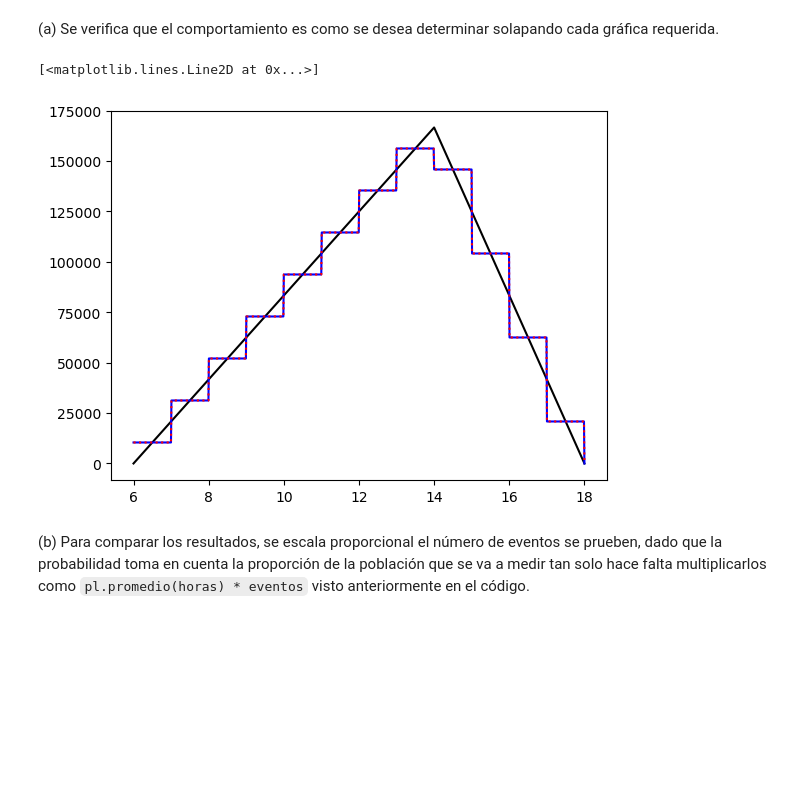
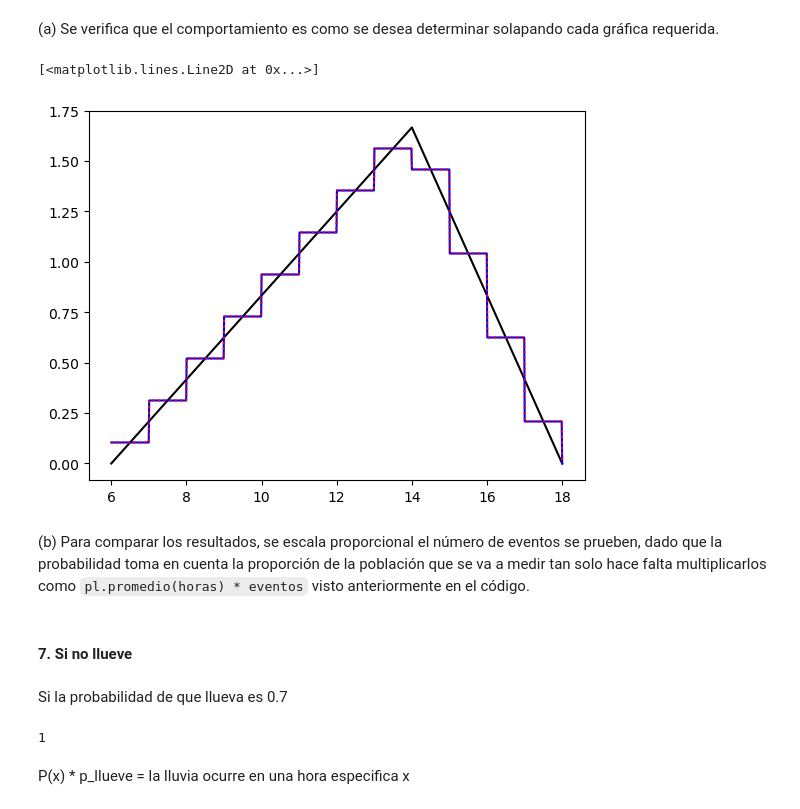
Before and after one commit to PinzonHarker/2024-II_InstrumentacionNuclear, a Jupyter notebook: 1-1_Taller_Simulacion.ipynb, the cells around one changed output. Drawn from its saved outputs; the diff is of its cells as text; code cells hidden in the pictures; blank space fills up the shorter version.

```diff
--- a/1-1_Taller_Simulacion.ipynb
+++ b/1-1_Taller_Simulacion.ipynb
@@ -185,21 +201,34 @@ plt.plot(pl.horas, experimento(pl, eventos), ds="steps")
 # %% [markdown]
 (a) Se verifica que el comportamiento es como se desea determinar solapando cada gráfica requerida.
 # %%
-eventos = 1e6
+eventos = 10
 
 eventos = int(eventos)
 
 x_vals = pl.horas
 
 # teórica
 x = np.linspace(min(x_vals), max(x_vals), 1000)
 plt.plot(x, [pl.P(i) * eventos for i in x], color="black", label="pdf")
 plt.plot(x, [pl.promedio(horas) * eventos for horas in x], color="blue", label="Probabilidad con promedio")
 plt.plot(x, [pl.integral(horas) * eventos for horas in x], ls="dotted", color="red", label="Probabilidad con área trapecio")
 
 # experimental
 # %% [output]
 [<matplotlib.lines.Line2D at 0x...>]
-[figure, old version]
+[figure, new version]
 # %% [markdown]
 (b) Para comparar los resultados, se escala proporcional el número de eventos se prueben, dado que la probabilidad toma en cuenta la proporción de la población que se va a medir tan solo hace falta multiplicarlos como `pl.promedio(horas) * eventos` visto anteriormente en el código.
+# %% [markdown]
+#### 7. Si no llueve
+# %% [markdown]
+Si la probabilidad de que llueva es 0.7
+# %%
+objeto = prob_lluvia(1)
+
+p_llueve = 0.7
+[objeto.integral(x) * p_llueve for i in range(d)]
+# %% [output]
+1
+# %% [markdown]
+P(x) * p_llueve = la lluvia ocurre en una hora especifica x
```
Also changed, not shown: parts of 4 cells of this notebook.
